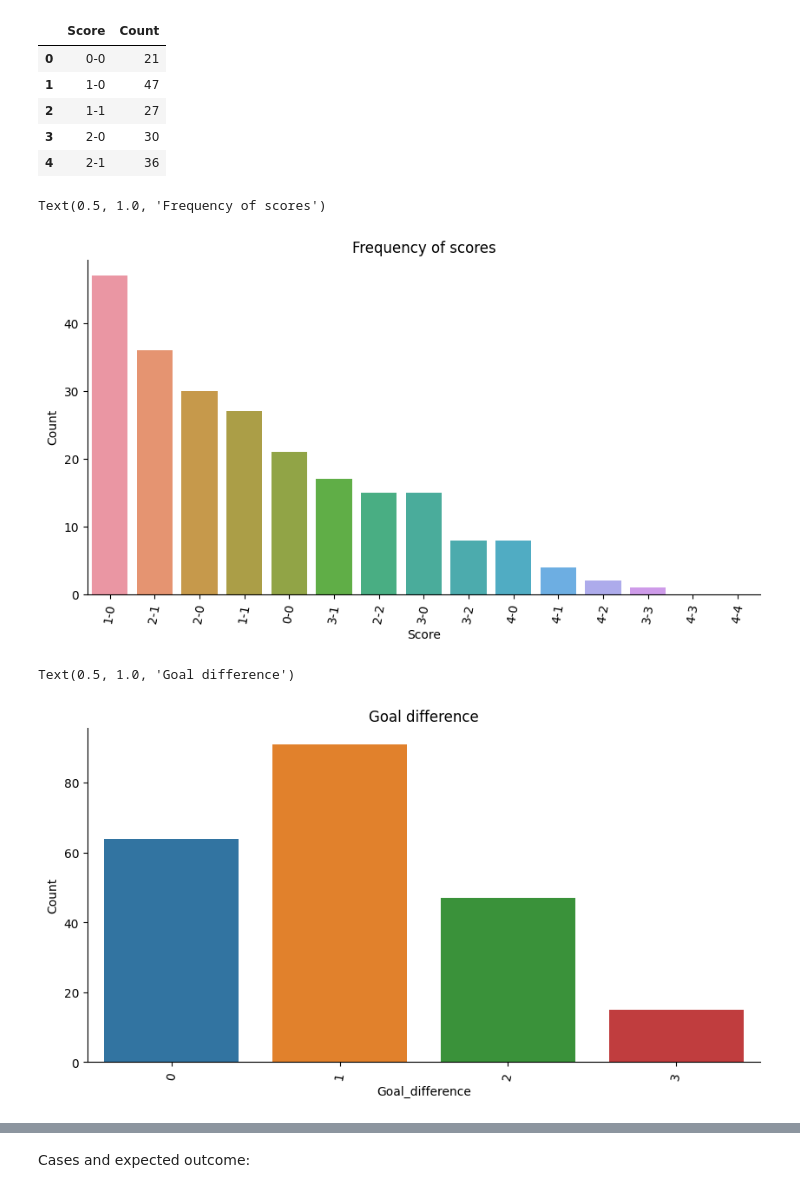
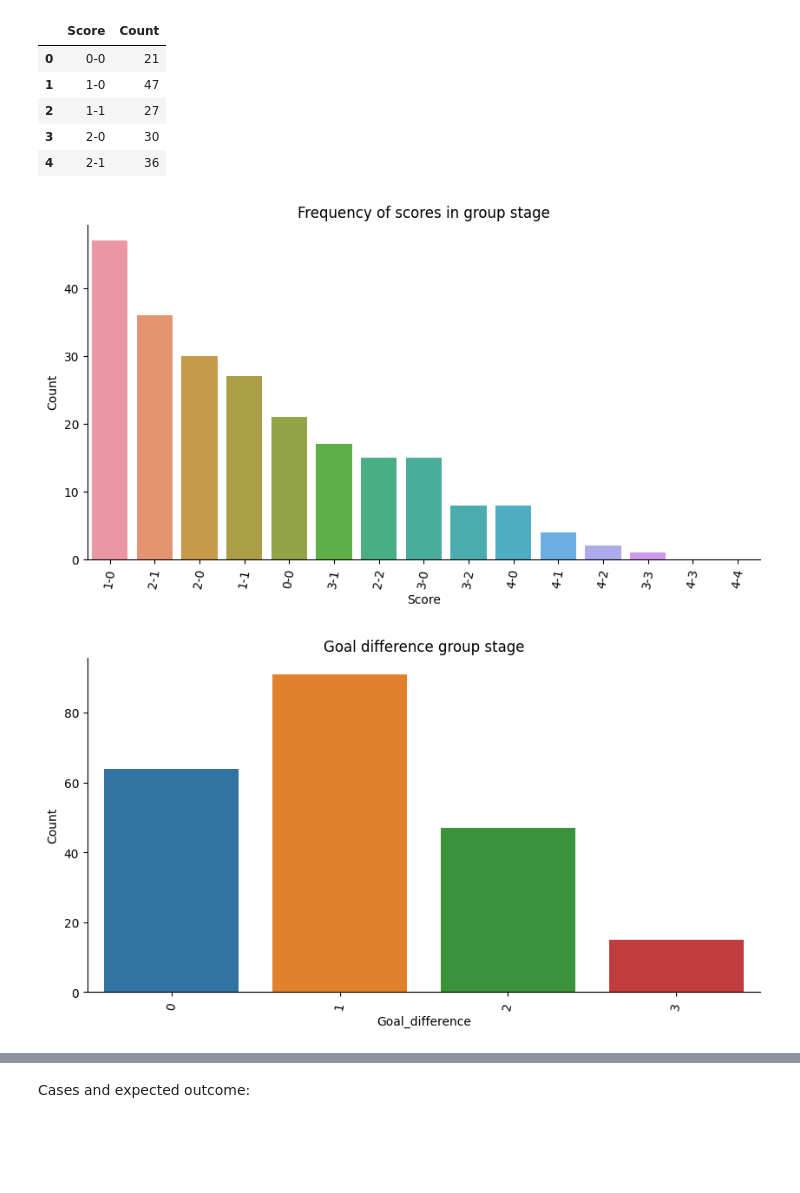
Before and after one commit to Gerrritvt/world_cup_poule, a Jupyter notebook: src/my_wc.ipynb, the cells around one changed output, grey strips where cells are left out. Cells and saved outputs as stored; diff of their text form; code cells hidden in the pictures; blank space fills up the shorter version.

```diff
--- a/src/my_wc.ipynb
+++ b/src/my_wc.ipynb
@@ -21,7 +36,7 @@ matches.dropna(axis=0).tail(3)
 # %%
 data = matches
 data = data[data["Year"] >= 1998]
-data = data[data["Stage"].str.contains("Group")]
+data = data[data.Stage.str.contains("Group")]
 cols = ["Year", "Home Team Goals", "Away Team Goals"]
 data = data[cols]
 data.rename({"Home Team Goals":"Home_goals", "Away Team Goals":"Away_goals"}, axis=1, inplace=True)
@@ -48,12 +63,12 @@ df.head()
 # %%
 fig, ax = plt.subplots(figsize = (10, 5))
 sns.despine(right = True)
 g = sns.barplot(x = 'Score', y = 'Count', data = df.sort_values(by="Count", ascending=False))
 g.set_xticklabels(g.get_xticklabels(), rotation = 80)
-g.set_title('Frequency of scores')
+g.set_title('Frequency of scores in group stage')
+plt.show()
 # %% [output]
-Text(0.5, 1.0, 'Frequency of scores')
-[figure, old version]
+[figure, new version]
 # %%
 counts = []
 goal_difference = []
@@ -72,7 +87,7 @@ fig, ax = plt.subplots(figsize = (10, 5))
 sns.despine(right = True)
 g = sns.barplot(x = 'Goal_difference', y = 'Count', data = df_goal_diff.sort_values(by="Count", ascending=False))
 g.set_xticklabels(g.get_xticklabels(), rotation = 80)
-g.set_title('Goal difference')
+g.set_title('Goal difference group stage')
+plt.show()
 # %% [output]
-Text(0.5, 1.0, 'Goal difference')
-[figure, old version]
+[figure, new version]
```
Also changed, not shown: parts of 7 cells of this notebook, 1 other file.
